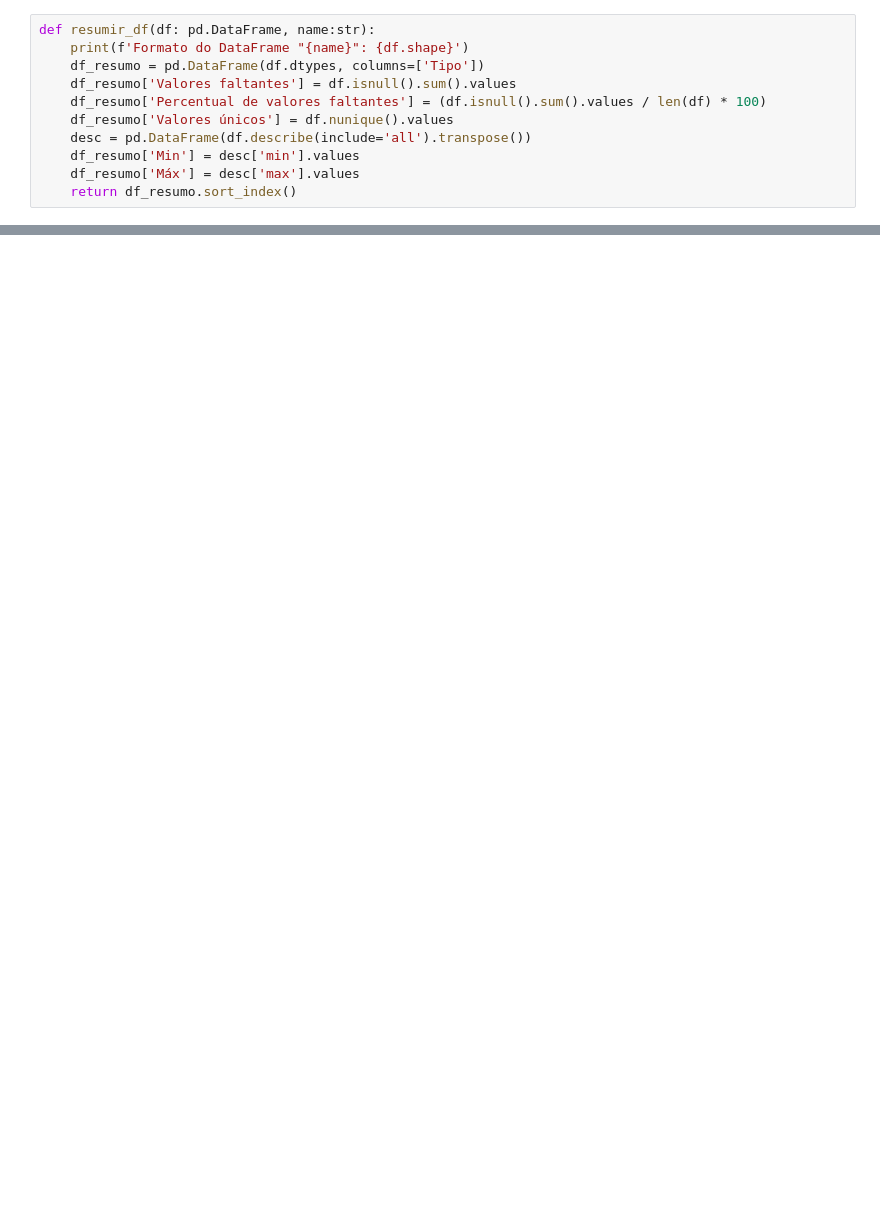
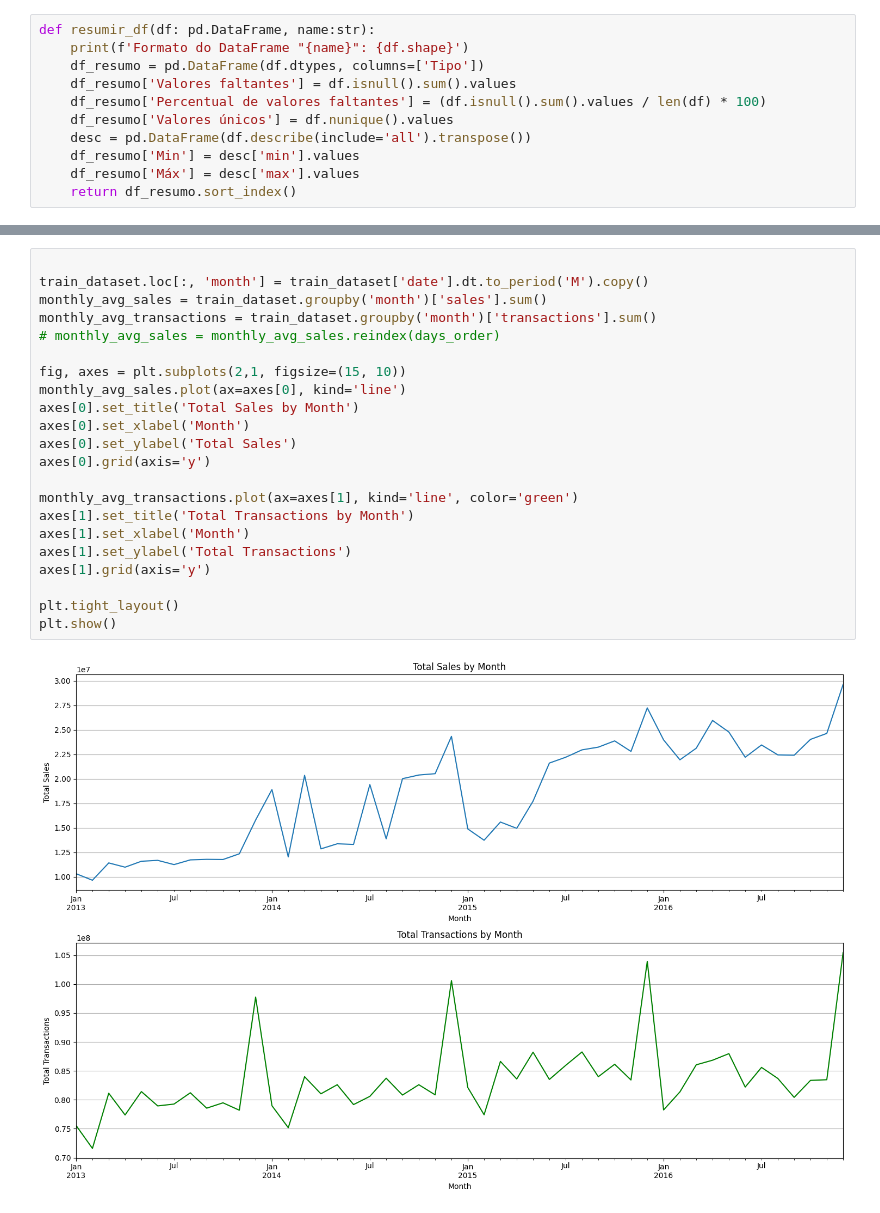
Before and after one commit to Ribeiro-Victor/coc602-data-mining, a Jupyter notebook: task_02/store_sales.ipynb, the cells around one changed output, grey strips where cells are left out. Saved outputs shown, nothing was run; the diff lists cells and outputs as text; blank space fills up the shorter version.

```diff
--- a/task_02/store_sales.ipynb
+++ b/task_02/store_sales.ipynb
@@ -116,0 +152,24 @@ Formato do DataFrame "Test": (28512, 6)
+# %%
+
+train_dataset.loc[:, 'month'] = train_dataset['date'].dt.to_period('M').copy()
+monthly_avg_sales = train_dataset.groupby('month')['sales'].sum()
+monthly_avg_transactions = train_dataset.groupby('month')['transactions'].sum()
+# monthly_avg_sales = monthly_avg_sales.reindex(days_order)
+
+fig, axes = plt.subplots(2,1, figsize=(15, 10))
+monthly_avg_sales.plot(ax=axes[0], kind='line')
+axes[0].set_title('Total Sales by Month')
+axes[0].set_xlabel('Month')
+axes[0].set_ylabel('Total Sales')
+axes[0].grid(axis='y')
+
+monthly_avg_transactions.plot(ax=axes[1], kind='line', color='green')
+axes[1].set_title('Total Transactions by Month')
+axes[1].set_xlabel('Month')
+axes[1].set_ylabel('Total Transactions')
+axes[1].grid(axis='y')
+
+plt.tight_layout()
+plt.show()
+# %% [output]
+[figure, added]
```
Also changed, not shown: parts of 23 cells of this notebook.
